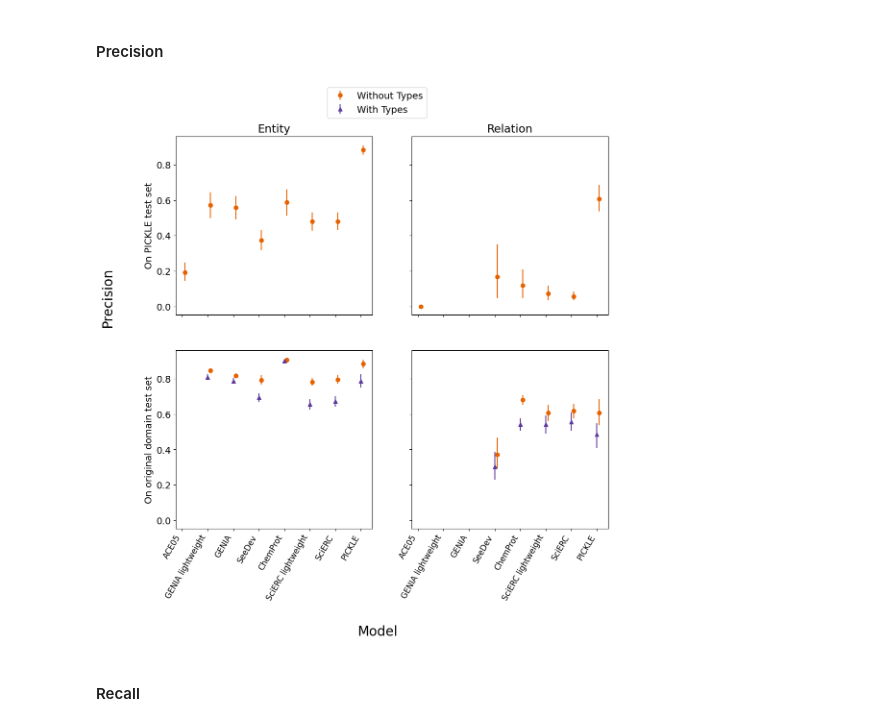
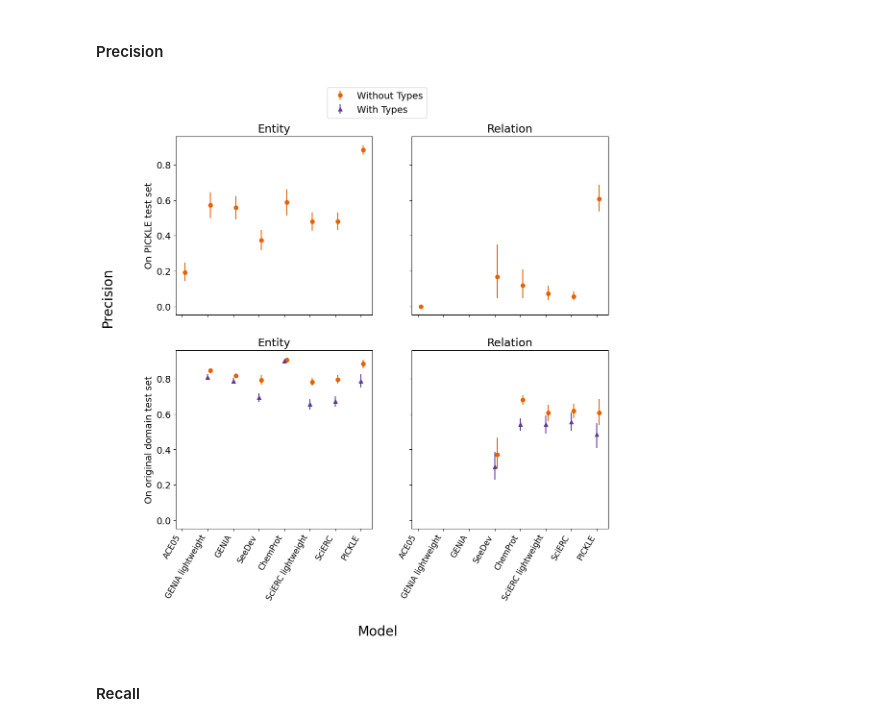
Before and after one commit to ShiuLab/pickle-corpus-code, a Jupyter notebook: jupyter_notebooks/model_performance_figures.ipynb, the cells around one changed output. Drawn from its saved outputs; the diff is of its cells as text; code cells hidden in the pictures.

```diff
--- a/jupyter_notebooks/model_performance_figures.ipynb
+++ b/jupyter_notebooks/model_performance_figures.ipynb
@@ -231,32 +233,34 @@ lab_orig_ent_prec_CIs, lab_orig_rel_prec_CIs = process_CIs(original_dom_typed_ev
 # %%
 fig, axs = plt.subplots(2, 2, figsize=(12,12), sharex=True, sharey=True)
 
 name_x = [label_key[mod] for mod in dygiepp_no_labels_perf["model"]]
 
 axs[0,0].errorbar(x=dygiepp_no_labels_perf["x"] + 0.1, y=dygiepp_no_labels_perf["ent_precision"], yerr=no_lab_pick_ent_prec_CIs, fmt="o", color='#E66100')
 
 axs[0,1].errorbar(x=dygiepp_no_labels_perf["x"] + 0.1, y=dygiepp_no_labels_perf["rel_precision"], yerr=no_lab_pick_rel_prec_CIs, fmt="o", color='#E66100', label='Without Types')
 
 axs[1,0].errorbar(x=original_dom_no_label_eval_dygiepp_all_df["x"] +0.1, y=original_dom_no_label_eval_dygiepp_all_df["ent_precision"], yerr=no_lab_orig_ent_prec_CIs, fmt="o", color='#E66100', label='Without Types')
 axs[1,0].errorbar(x=original_dom_typed_eval_dygiepp_all_df["x"], y=original_dom_typed_eval_dygiepp_all_df["ent_precision"], yerr=lab_orig_ent_prec_CIs, fmt="^", color='#5D3A9B', label='With Types')
 
 axs[1,1].errorbar(x=original_dom_no_label_eval_dygiepp_all_df["x"] +0.1, y=original_dom_no_label_eval_dygiepp_all_df["rel_precision"], yerr=no_lab_orig_rel_prec_CIs, fmt="o", color='#E66100', label='Without Types')
 axs[1,1].errorbar(x=original_dom_typed_eval_dygiepp_all_df["x"], y=original_dom_typed_eval_dygiepp_all_df["rel_precision"], yerr=lab_orig_rel_prec_CIs, fmt="^", color='#5D3A9B', label='With Types')
 
 axs[1,0].set_xticks(dygiepp_no_labels_perf["x"], name_x, size=12, rotation=60, ha='right')
 axs[1,1].set_xticks(dygiepp_no_labels_perf["x"], name_x, size=12, rotation=60, ha='right')
 axs[0,0].set_title('Entity')
 axs[0,1].set_title('Relation')
+axs[1,0].set_title('Entity')
+axs[1,1].set_title('Relation')
 axs[0,0].set_ylabel('On PICKLE test set')
 axs[1,0].set_ylabel('On original domain test set')
 axs[1,0].legend(bbox_to_anchor=(1.3,2.5))
 fig.supxlabel('Model', size=20)
 fig.supylabel('Precision', y=0.6,  size=20)
 fig.subplots_adjust(bottom=0.2, left=0.15)
 
 plt.savefig('../data/straying_off_topic_data/model_performance/precision_all_model_dot_plot.png', format='png', dpi=600)
 # %% [output]
-[figure, old version]
+[figure, new version]
 # %% [markdown]
 #### Recall
 # %%
```
Also changed, not shown: parts of 3 cells of this notebook, 2 other files.
